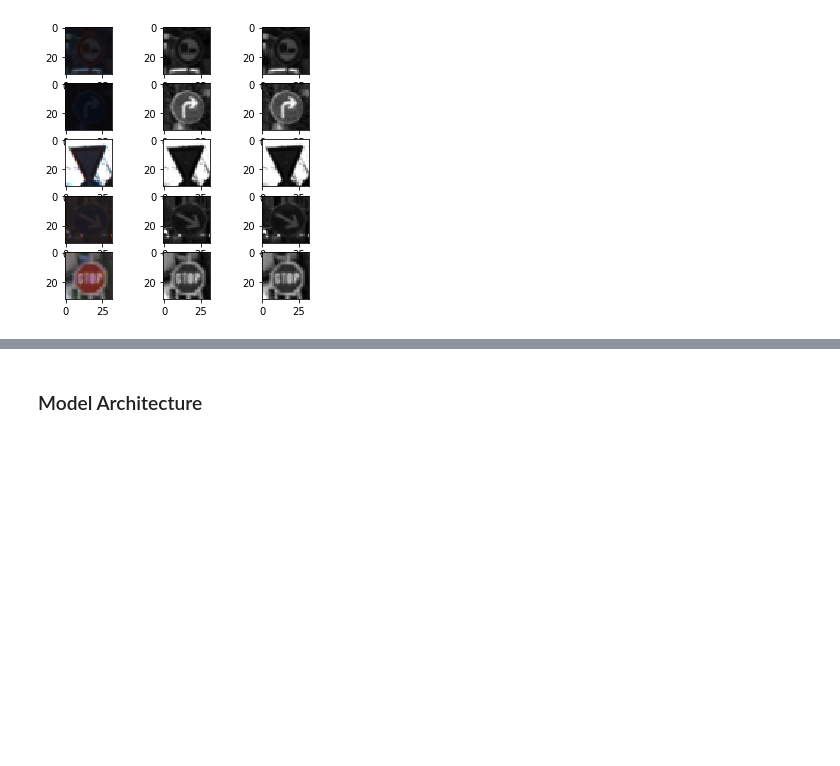
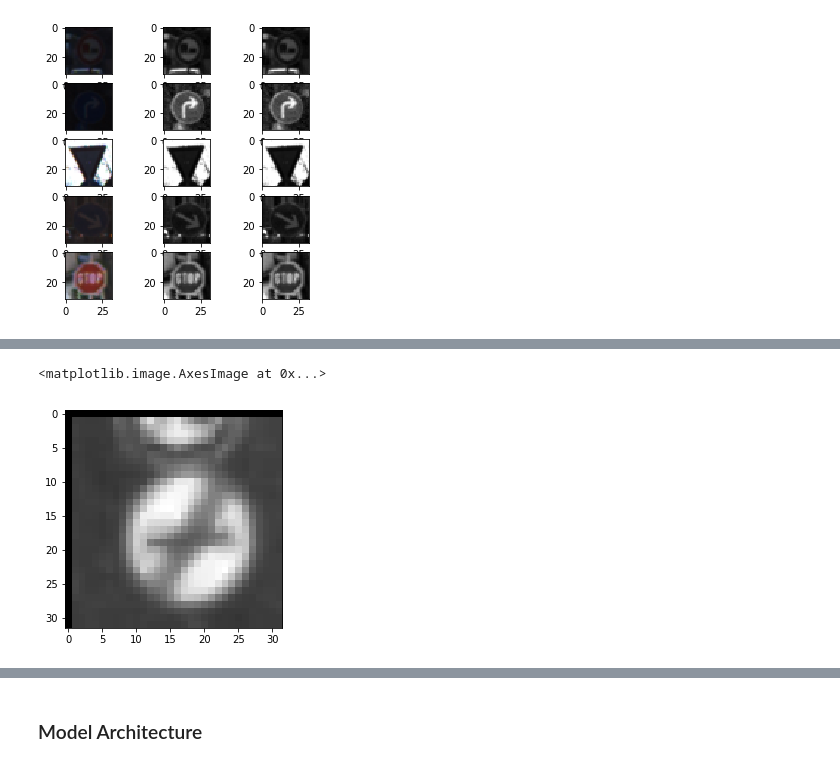
Before and after one commit to bejjani/udacityCarND, a Jupyter notebook: CarND-Traffic-Sign-Classifier-Project/Traffic_Sign_Classifier.ipynb, the cells around one changed output, grey strips where cells are left out. Cells and saved outputs as stored; diff of their text form; code cells hidden in the pictures; blank space fills up the shorter version.

```diff
--- a/CarND-Traffic-Sign-Classifier-Project/Traffic_Sign_Classifier.ipynb
+++ b/CarND-Traffic-Sign-Classifier-Project/Traffic_Sign_Classifier.ipynb
@@ -333,0 +354,5 @@ plt.imshow(img_sample_resized[:32,:32])
+# %%
+plt.imshow(img_sample_translated.squeeze(), cmap='gray')
+# %% [output]
+<matplotlib.image.AxesImage at 0x...>
+[figure, added]
```
Also changed, not shown: parts of 25 cells of this notebook.
